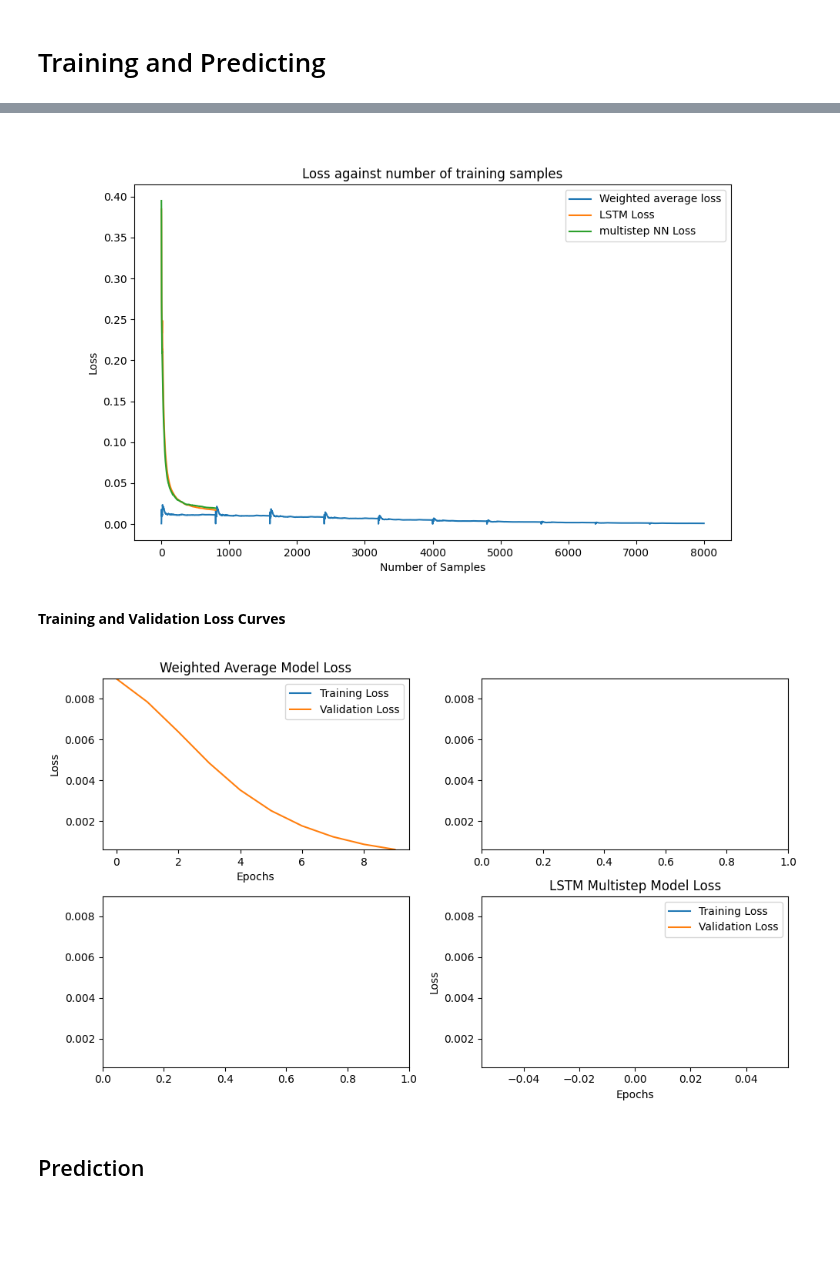
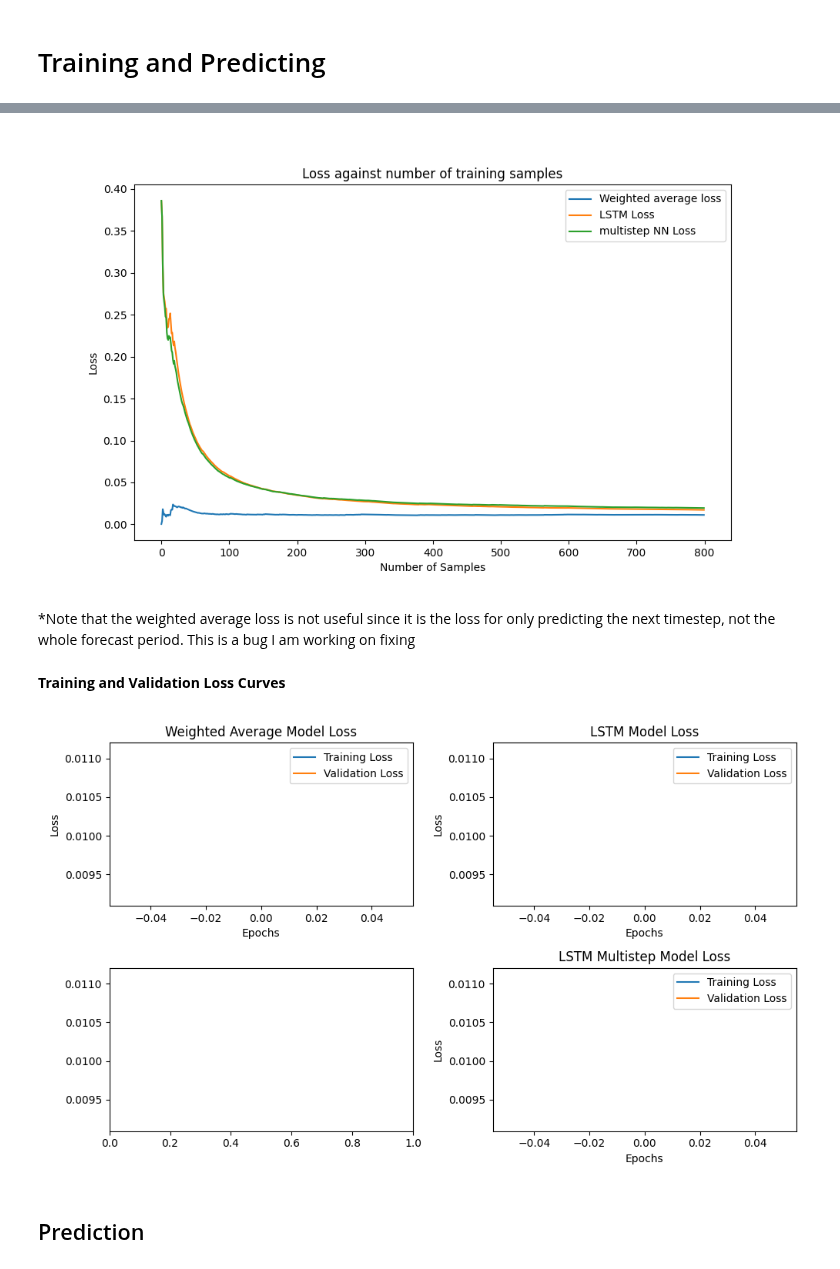
Before and after one commit to ArnavTapadia/emili_TimeSeriesPredictor, a Jupyter notebook: time_series_predictor/Notebooks/Random_Sine_Prediction.ipynb, the cells around one changed output, grey strips where cells are left out. Drawn from its saved outputs; the diff is of its cells as text; code cells hidden in the pictures; blank space fills up the shorter version.

```diff
--- a/time_series_predictor/Notebooks/Random_Sine_Prediction.ipynb
+++ b/time_series_predictor/Notebooks/Random_Sine_Prediction.ipynb
@@ -209,7 +209,7 @@ weighted_average_train_loss, weighted_average_val_loss, weighted_average_nSample
 
 # Train the LSTM Model and capture the loss history
 print("Training the LSTM Model...")
-lstm_train_loss, lstm_val_loss = train(
+lstm_train_loss, lstm_val_loss, lstm_nSample_loss = train(
     model=lstm_model,
     xTrain=xTr,
     yTrain=yTr[:,0:1,:],  # !! only predict the next point
@@ -222,7 +222,7 @@ lstm_train_loss, lstm_val_loss = train(
 )
 
 print("Training the Multistep LSTM Model...")
-lstm_multistep_train_loss, lstm_multistep_val_loss, lstm_nSample_loss = train(
+lstm_multistep_train_loss, lstm_multistep_val_loss, lstm_multistep_nSample_loss = train(
     model=lstm_multistep,
     xTrain=xTr,
     yTrain=yTr,
@@ -265,22 +258,24 @@ Epoch 1/1, Training Loss: 0.0194, Validation Loss: 0.0142
 # %%
 #Plotting loss over number of samples
 plt.figure(figsize=(10, 6))
 
 # Weighted Average Model loss curves
 plt.plot(weighted_average_nSample_loss, label='Weighted average loss')
 
-plt.plot(lstm_nSample_loss, label='LSTM Loss ')
+plt.plot(lstm_multistep_nSample_loss, label='LSTM Loss ')
 
 plt.plot(multistepNN_nSample_loss, label='multistep NN Loss ')
 
 plt.title("Loss against number of training samples")
 
 plt.xlabel("Number of Samples")
 plt.ylabel("Loss")
 plt.legend()
 plt.show()
 # %% [output]
-[figure, old version]
+[figure, new version]
+# %% [markdown]
+*Note that the weighted average loss is not useful since it is the loss for only predicting the next timestep, not the whole forecast period. This is a bug I am working on fixing
 # %% [markdown]
 **Training and Validation Loss Curves**
 # %%
@@ -343,7 +338,7 @@ plt.ylim([y_min,y_max])  # Set y-axis limits for the second plot
 plt.tight_layout()
 plt.show()
 # %% [output]
-[figure, old version]
+[figure, new version]
 # %% [markdown]
 ## Prediction
 # %%
```
Also changed, not shown: parts of 4 cells of this notebook.
